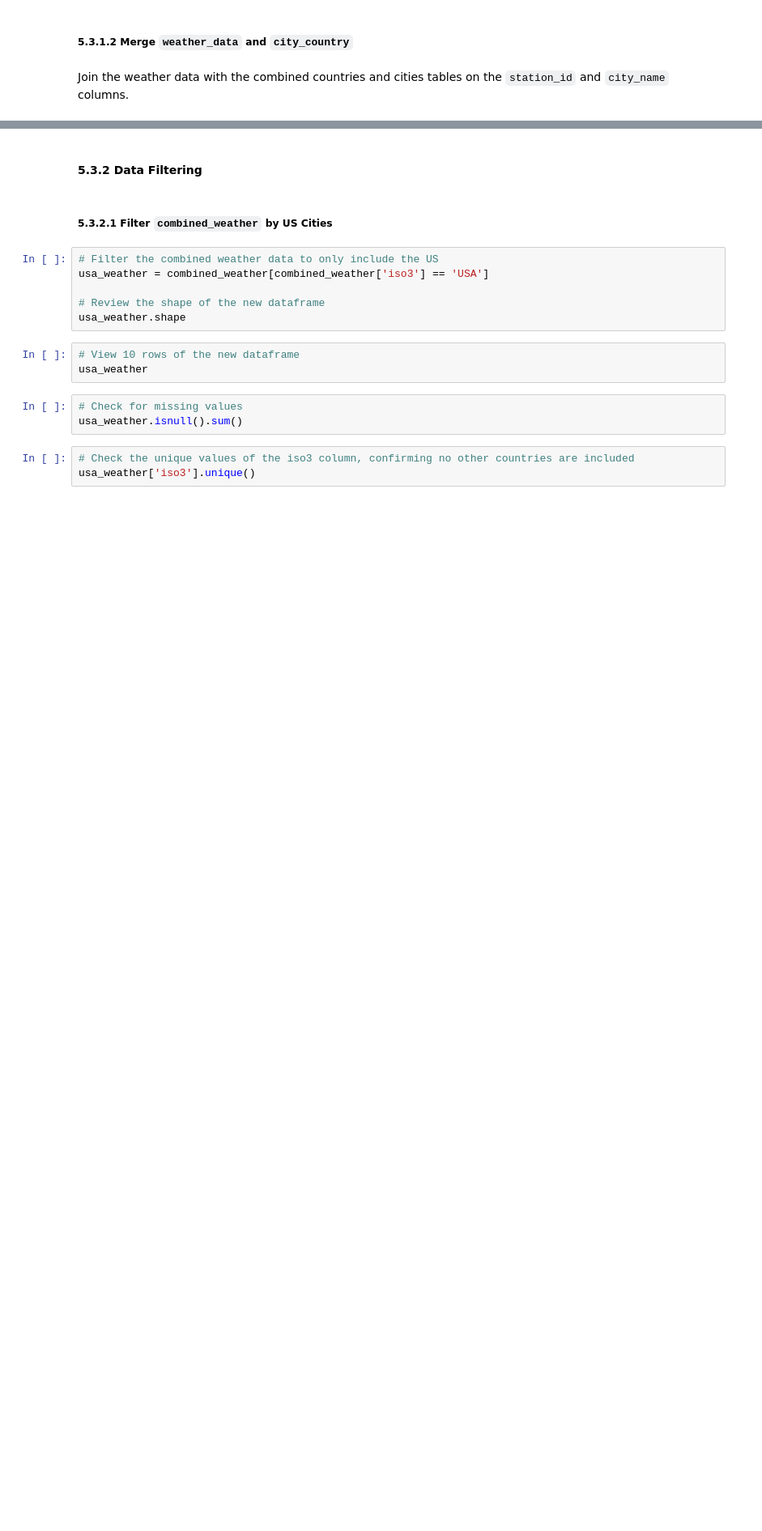
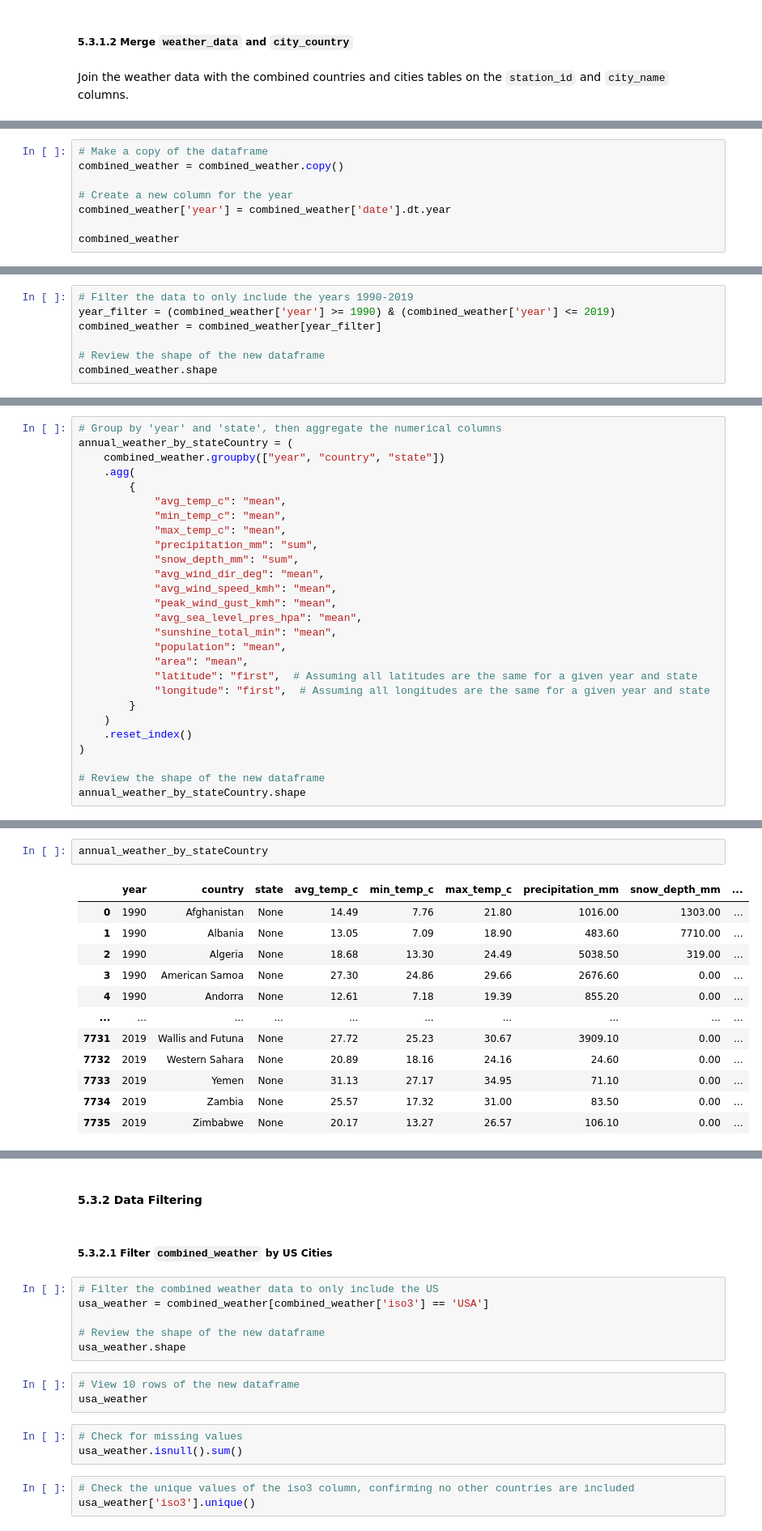
Before and after one commit to christinedbaxter/analyticsCapstone, a Jupyter notebook: notebooks/02_data_preprocessing.ipynb, the cells around one changed output, grey strips where cells are left out. Shown at 81% size. Cells and saved outputs as stored; diff of their text form; blank space fills up the shorter version.

```diff
--- a/notebooks/02_data_preprocessing.ipynb
+++ b/notebooks/02_data_preprocessing.ipynb
@@ -560,0 +1035,8 @@ combined_weather.isnull().sum()
+# %%
+# Make a copy of the dataframe
+combined_weather = combined_weather.copy()
+
+# Create a new column for the year
+combined_weather['year'] = combined_weather['date'].dt.year
+
+combined_weather
@@ -562,0 +1109,7 @@ combined_weather.shape
+# %%
+# Filter the data to only include the years 1990-2019
+year_filter = (combined_weather['year'] >= 1990) & (combined_weather['year'] <= 2019)
+combined_weather = combined_weather[year_filter]
+
+# Review the shape of the new dataframe
+combined_weather.shape
@@ -562,0 +1153,27 @@ combined_weather.shape
+# %%
+# Group by 'year' and 'state', then aggregate the numerical columns
+annual_weather_by_stateCountry = (
+    combined_weather.groupby(["year", "country", "state"])
+    .agg(
+        {
+            "avg_temp_c": "mean",
+            "min_temp_c": "mean",
+            "max_temp_c": "mean",
+            "precipitation_mm": "sum",
+            "snow_depth_mm": "sum",
+            "avg_wind_dir_deg": "mean",
+            "avg_wind_speed_kmh": "mean",
+            "peak_wind_gust_kmh": "mean",
+            "avg_sea_level_pres_hpa": "mean",
+            "sunshine_total_min": "mean",
+            "population": "mean",
+            "area": "mean",
+            "latitude": "first",  # Assuming all latitudes are the same for a given year and state
+            "longitude": "first",  # Assuming all longitudes are the same for a given year and state
+        }
+    )
+    .reset_index()
+)
+
+# Review the shape of the new dataframe
+annual_weather_by_stateCountry.shape
@@ -562,0 +1182,15 @@ combined_weather.shape
+# %%
+annual_weather_by_stateCountry
+# %% [output]
+|  | year | country | state | avg_temp_c | min_temp_c | max_temp_c | precipitation_mm | snow_depth_mm | ... |
+| 0 | 1990 | Afghanistan | None | 14.49 | 7.76 | 21.80 | 1016.00 | 1303.00 | ... |
+| 1 | 1990 | Albania | None | 13.05 | 7.09 | 18.90 | 483.60 | 7710.00 | ... |
+| 2 | 1990 | Algeria | None | 18.68 | 13.30 | 24.49 | 5038.50 | 319.00 | ... |
+| 3 | 1990 | American Samoa | None | 27.30 | 24.86 | 29.66 | 2676.60 | 0.00 | ... |
+| 4 | 1990 | Andorra | None | 12.61 | 7.18 | 19.39 | 855.20 | 0.00 | ... |
+| ... | ... | ... | ... | ... | ... | ... | ... | ... | ... |
+| 7731 | 2019 | Wallis and Futuna | None | 27.72 | 25.23 | 30.67 | 3909.10 | 0.00 | ... |
+| 7732 | 2019 | Western Sahara | None | 20.89 | 18.16 | 24.16 | 24.60 | 0.00 | ... |
+| 7733 | 2019 | Yemen | None | 31.13 | 27.17 | 34.95 | 71.10 | 0.00 | ... |
+| 7734 | 2019 | Zambia | None | 25.57 | 17.32 | 31.00 | 83.50 | 0.00 | ... |
+| 7735 | 2019 | Zimbabwe | None | 20.17 | 13.27 | 26.57 | 106.10 | 0.00 | ... |
```
Also changed, not shown: parts of 81 cells of this notebook, 1 other file.
